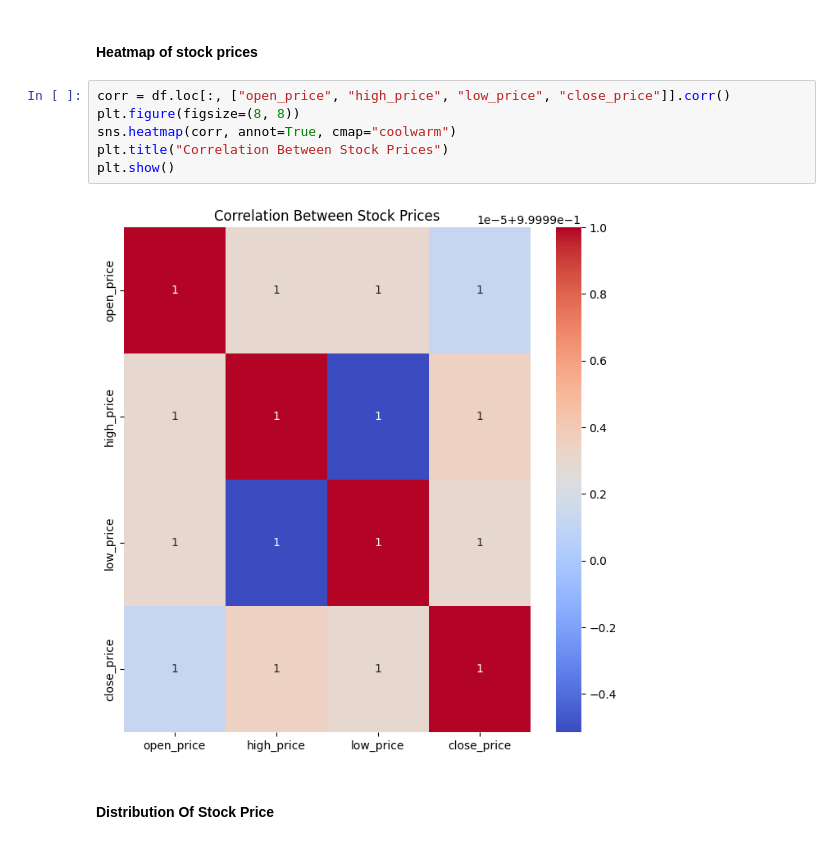
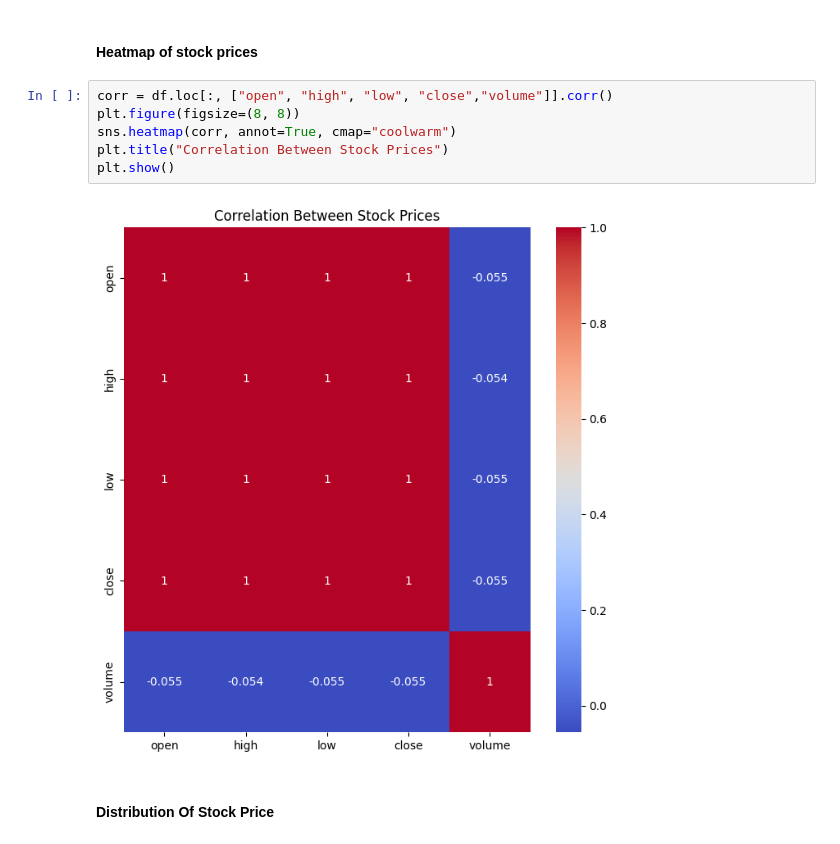
Before and after one commit to randomemer/neuro_trade, a Jupyter notebook: notebooks/exploration.ipynb, the cells around one changed output. Saved outputs shown, nothing was run; the diff lists cells and outputs as text.

```diff
--- a/notebooks/exploration.ipynb
+++ b/notebooks/exploration.ipynb
@@ -85,13 +87,13 @@ plt.show()
 # %% [markdown]
 #### Heatmap of stock prices
 # %%
-corr = df.loc[:, ["open_price", "high_price", "low_price", "close_price"]].corr()
+corr = df.loc[:, ["open", "high", "low", "close","volume"]].corr()
 plt.figure(figsize=(8, 8))
 sns.heatmap(corr, annot=True, cmap="coolwarm")
 plt.title("Correlation Between Stock Prices")
 plt.show()
 # %% [output]
-[figure, old version]
+[figure, new version]
 # %% [markdown]
 #### Distribution Of Stock Price
 # %%
```
Also changed, not shown: parts of 7 cells of this notebook, 3 other files.
